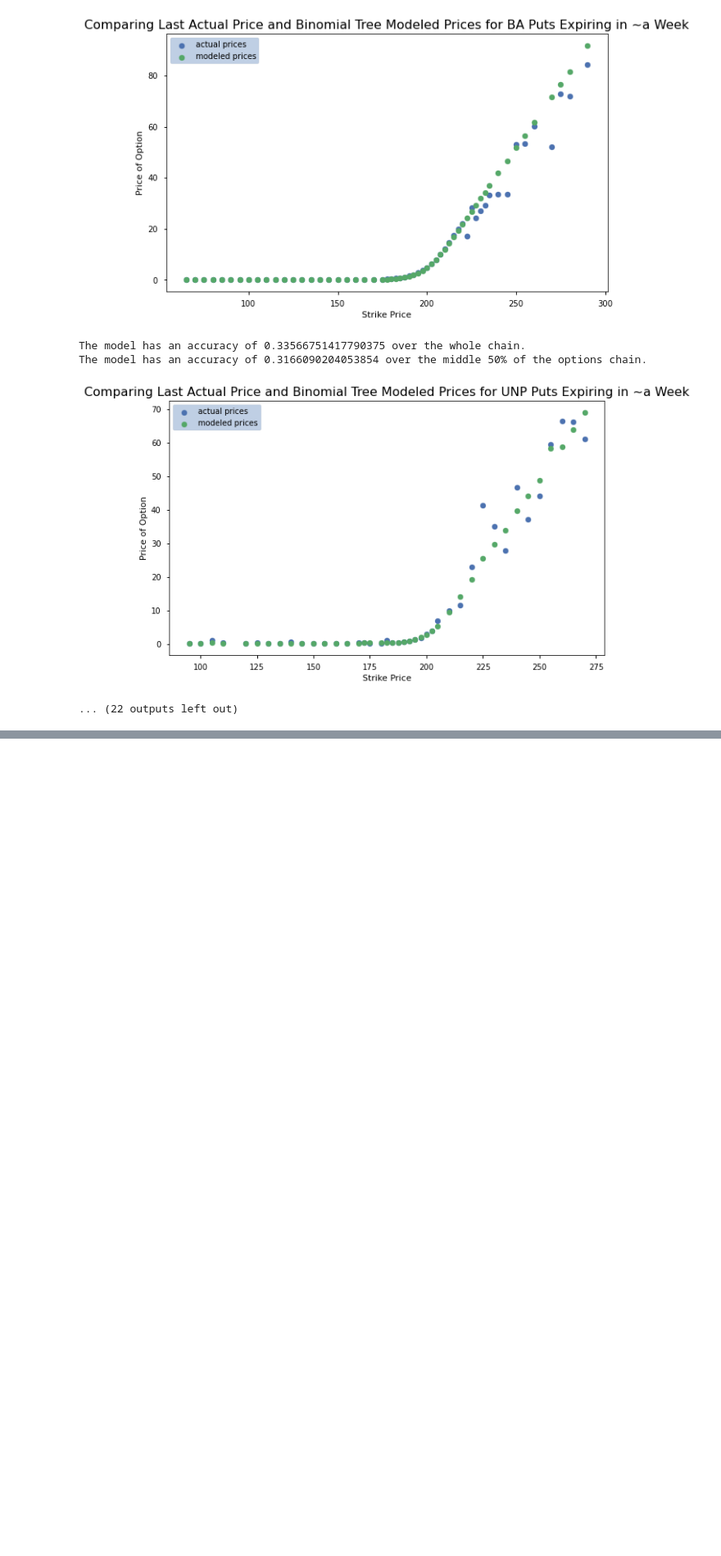
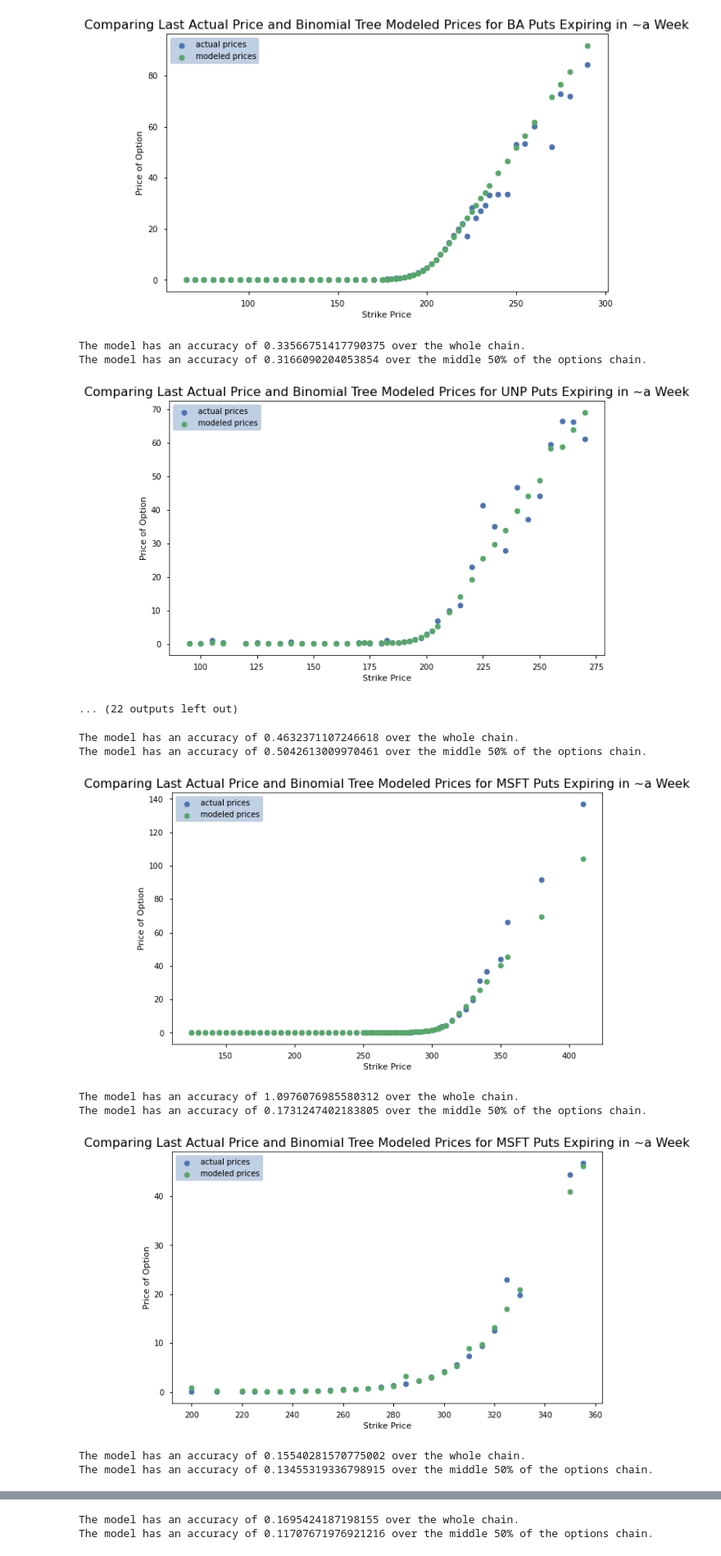
Before and after one commit to ili23/CDS-QF-Options-Pricing-Model, a Jupyter notebook: binomial_model.ipynb, the cells around one changed output, grey strips where cells are left out. Shown at 82% size. Drawn from its saved outputs; the diff is of its cells as text; code cells hidden in the pictures; blank space fills up the shorter version.

```diff
--- a/binomial_model.ipynb
+++ b/binomial_model.ipynb
@@ -335,3 +338,17 @@ The model has an accuracy of 0.33566751417790375 over the whole chain.
 The model has an accuracy of 0.3166090204053854 over the middle 50% of the options chain.
 [figure]
 ... (22 outputs left out)
+# %%
+compare("MSFT","2023-05-19")
+compare("MSFT","2023-06-09")
+compare("MSFT","2023-11-17")
+compare("MSFT","2024-06-21")
+# %% [output]
+The model has an accuracy of 0.4632371107246618 over the whole chain.
+The model has an accuracy of 0.5042613009970461 over the middle 50% of the options chain.
+[figure, added]
+The model has an accuracy of 1.0976076985580312 over the whole chain.
+The model has an accuracy of 0.1731247402183805 over the middle 50% of the options chain.
+[figure, added]
+The model has an accuracy of 0.15540281570775002 over the whole chain.
+The model has an accuracy of 0.13455319336798915 over the middle 50% of the options chain.
@@ -337,0 +356,2 @@ The model has an accuracy of 0.3166090204053854 over the middle 50% of the optio
+The model has an accuracy of 0.1695424187198155 over the whole chain.
+The model has an accuracy of 0.11707671976921216 over the middle 50% of the options chain.
```
Also changed, not shown: parts of 6 cells of this notebook.
